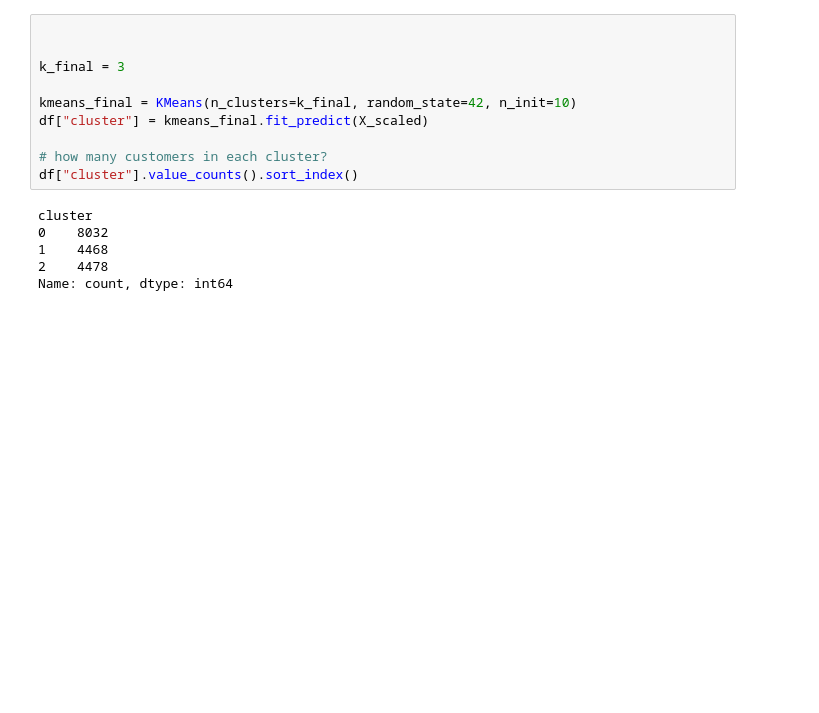
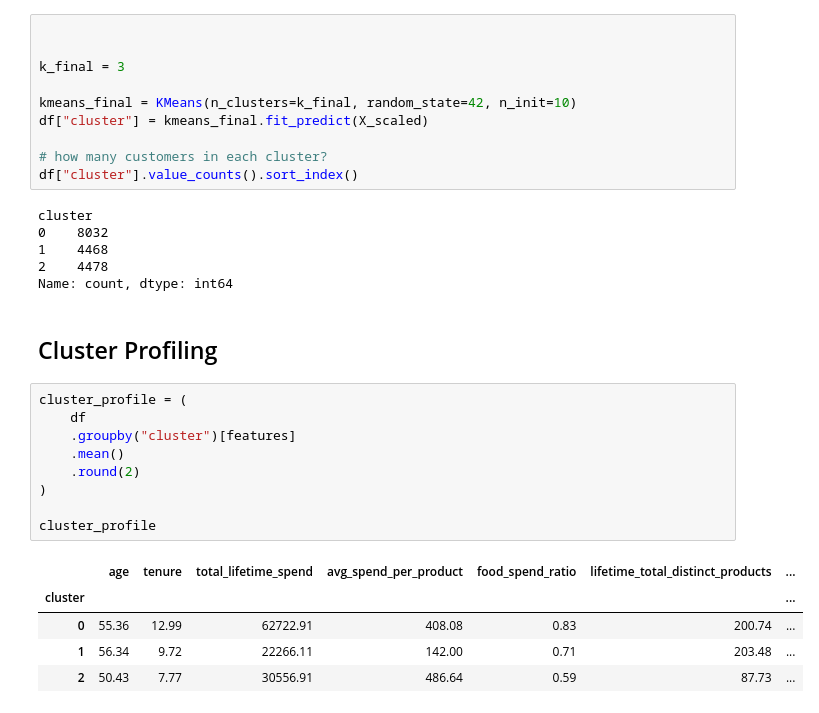
Before and after one commit to Tiana-Coker/customer-segmentation, a Jupyter notebook: notebooks/DMI_2526_Group_39_Notebook.ipynb, the cells around one changed output. Saved outputs shown, nothing was run; the diff lists cells and outputs as text; blank space fills up the shorter version.

Commit message:
Complete cluster profiling and finalize segmentation results

```diff
--- a/notebooks/DMI_2526_Group_39_Notebook.ipynb
+++ b/notebooks/DMI_2526_Group_39_Notebook.ipynb
@@ -474,3 +474,20 @@ cluster
 1    4468
 2    4478
 Name: count, dtype: int64
+# %% [markdown]
+## Cluster Profiling
+# %%
+cluster_profile = (
+    df
+    .groupby("cluster")[features]
+    .mean()
+    .round(2)
+)
+
+cluster_profile
+# %% [output]
+|  | age | tenure | total_lifetime_spend | avg_spend_per_product | food_spend_ratio | lifetime_total_distinct_products | ... |
+| cluster |  |  |  |  |  |  | ... |
+| 0 | 55.36 | 12.99 | 62722.91 | 408.08 | 0.83 | 200.74 | ... |
+| 1 | 56.34 | 9.72 | 22266.11 | 142.00 | 0.71 | 203.48 | ... |
+| 2 | 50.43 | 7.77 | 30556.91 | 486.64 | 0.59 | 87.73 | ... |
```
Also changed, not shown: parts of 1 cell of this notebook.
